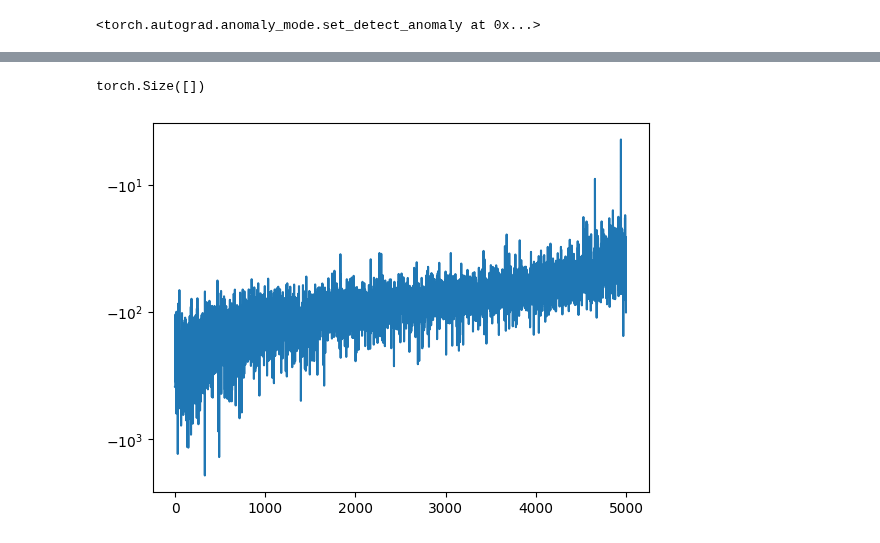
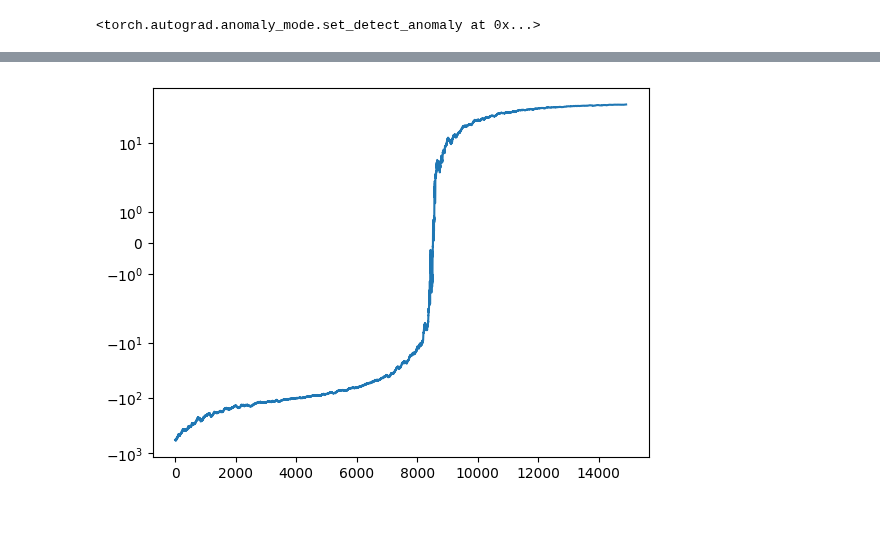
Before and after one commit to clarahoffmann/last-layer-inf, a Jupyter notebook: src/vi.ipynb, the cells around one changed output, grey strips where cells are left out. Saved outputs shown, nothing was run; the diff lists cells and outputs as text; code cells hidden in the pictures.

```diff
--- a/src/vi.ipynb
+++ b/src/vi.ipynb
@@ -801,7 +799,7 @@ with torch.no_grad():
 
 last_layer_vi_hs_full_cov = LastLayerVIHorseshoeFullCov(in_features=Psi.shape[1], out_features=1, rank_B = 10)
 optimizer_vi = Adam(last_layer_vi_hs_full_cov.parameters(), lr=1e-3)
-num_epochs = 5000
+num_epochs = 15000
 sigma_eps_sq = sigma_eps**2
 N, L = Psi.shape
 # %%
@@ -859,56 +883,45 @@ elbos = []
 for epoch in range(num_epochs):
     optimizer_vi.zero_grad()
 
-    # Forward pass: sample params from variational distribution
     params_samples, params, y_sample, Sigma_q, B, D = last_layer_vi_hs_full_cov.forward(Psi)
 
-    # Extract samples of parameters
+    # Samples
     w_samples = params_samples[:, :last_layer_vi_hs_full_cov.in_features]  # shape [S, p]
     sigma_eps_sq_samples = torch.exp(params_samples[:, -1]) + 1e-5  # [S]
-    # Local scale samples λ_j (log λ_j ~ Normal(m_j, s_j^2))
-    lambda_samples = torch.exp(params_samples[:, last_layer_vi_hs_full_cov.in_features:-1]) + 1e-8  # [S, p]
+    lambda_samples = torch.exp(params_samples[:, last_layer_vi_hs_full_cov.in_features:-1]) + 1e-5  # [S, p]
 
     # Variational means/vars
-    #q_w_mu = params[:, :last_layer_vi_hs_full_cov.in_features]  # [S, p]
     q_lambda_mu = params[:, last_layer_vi_hs_full_cov.in_features:-1]  # mean of log λ_j
-    #q_lambda_var = Sigma_q[last_layer_vi_hs_full_cov.in_features:-1, last_layer_vi_hs_full_cov.in_features:-1]  # var of log λ_j
+    q_log_sigma_eps_sq_mu = params[:, -1]
+    q_log_sigma_eps_sq_var = Sigma_q[-1, -1]
+    Sigma_w = Sigma_q[:last_layer_vi_hs_full_cov.in_features, :last_layer_vi_hs_full_cov.in_features]
 
-    q_log_sigma_eps_sq_mu = params_samples[:, -1]
-    q_log_sigma_eps_sq_var = Sigma_q[-1, -1]
-
-    # Likelihood term E_q[ log p(y | x, w, σ^2) ]
+    # Likelihood
     log_likelihood = (
         -0.5 * N * torch.log(sigma_eps_sq_samples.unsqueeze(0))
         -0.5 * torch.sum((ys_train.squeeze().unsqueeze(0) - y_sample) ** 2, dim = 1) / sigma_eps_sq_samples.unsqueeze(0))
-    # shape [S]
     ll_term = log_likelihood.sum(dim=0).mean()
 
-    # here kl term for full cov
-    Sigma_w = Sigma_q[:last_layer_vi_hs_full_cov.in_features, :last_layer_vi_hs_full_cov.in_features]
-    kl_w = kl_full_cov_w_hs(w_samples, Sigma_w, q_lambda_mu.squeeze())
-
+    # KLs
+    # some variables we need
     lambda_start = last_layer_vi_hs_full_cov.in_features
     lambda_end = 2*lambda_start
     B_lambda = B[lambda_start:lambda_end,:]
     D_lambda = D[lambda_start:lambda_end].unsqueeze(0)
-
     q_lambda_dist = LowRankMultivariateNormal(
         loc=q_lambda_mu,
         cov_factor=B_lambda,
         cov_diag=D_lambda
     )
-    q_log_pdf_lambda = q_lambda_dist.log_prob(lambda_samples)
+    q_log_pdf_lambda = q_lambda_dist.log_prob(torch.log(lambda_samples))
+    q_log_pdf_normal_value_eps = q_log_pdf_lognormal(sigma_eps_sq_samples, q_log_sigma_eps_sq_mu, q_log_sigma_eps_sq_var)
+    # actuak KLs
+    kl_w = kl_full_cov_w_hs(w_samples, Sigma_w, torch.exp(q_lambda_mu.squeeze()))
     kl_lambda = kl_lambda_hs(q_log_pdf_lambda, lambda_samples)
-
-    q_log_pdf_sigma_eps = q_log_pdf_lognormal(sigma_eps_sq_samples.squeeze(-1),
-                                              q_log_sigma_eps_sq_mu.squeeze(),
-                                              q_log_sigma_eps_sq_var.squeeze())
-
-    q_log_pdf_normal_value_eps = q_log_pdf_lognormal(sigma_eps_sq_samples, q_log_sigma_eps_sq_mu, q_log_sigma_eps_sq_var)
     kl_sigma_eps_sq_value = kl_sigma_eps_sq(q_log_pdf_normal_value_eps, sigma_eps_sq_samples, 2, 2)
 
     # ELBO
-    elbo = ll_term -  kl_w  - kl_sigma_eps_sq_value - kl_lambda
+    elbo = ll_term   - kl_sigma_eps_sq_value - kl_lambda -  kl_w
     loss = -elbo
 
     loss.backward()
@@ -952,12 +952,8 @@ def kl_full_cov_w_hs(mu_w, Sigma_w, lambda_vec):
-# %%
-kl_full_cov_w_hs(w_samples, Sigma_w, q_lambda_mu.squeeze()).shape
-# %% [output]
-torch.Size([])
 # %%
-plt.plot(elbos)
+plt.plot(sliding_window_view(elbos, 100).mean(axis=1))
 plt.yscale('symlog')
 # %% [output]
-[figure, old version]
+[figure, new version]
 # %%
 X_test = torch.linspace(-10, 10, 300).unsqueeze(1)
 with torch.no_grad():
```
Also changed, not shown: parts of 8 cells of this notebook.
